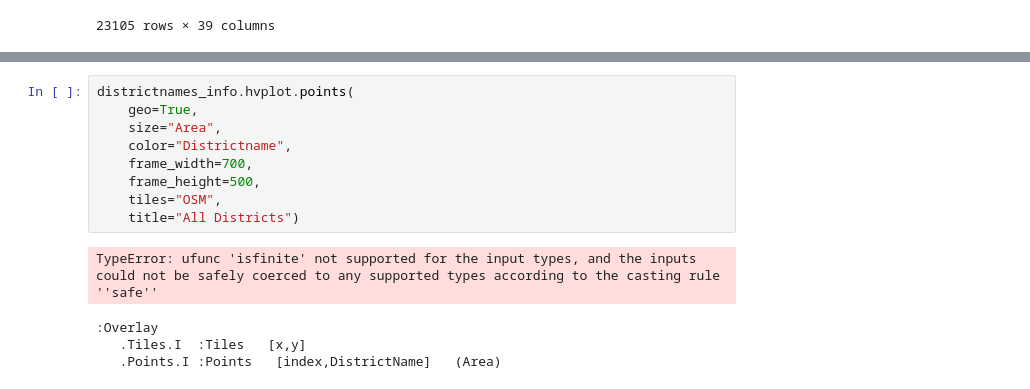
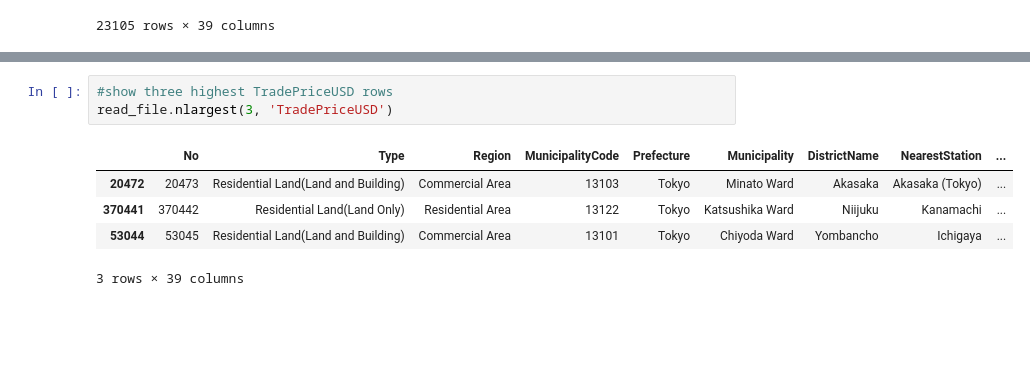
Before and after one commit to MxP05/Realestate_crowdsale, a Jupyter notebook: Marc/tokJPreal.ipynb, the cells around one changed output, grey strips where cells are left out. Saved outputs shown, nothing was run; the diff lists cells and outputs as text; blank space fills up the shorter version.

```diff
--- a/Marc/tokJPreal.ipynb
+++ b/Marc/tokJPreal.ipynb
@@ -176,17 +176,12 @@ districtnames_info
 | Zoshiki | 362331.952830 | 13220.000000 | 10.980392 | 10.980392 | 2.509151e+07 | 204.103774 | ... |
 | Zushimachi | 345149.627820 | 13209.000000 | 32.500000 | 62.038462 | 3.129286e+07 | 290.075188 | ... |
 1448 rows × 21 columns
-# %%
-districtnames_info.hvplot.points(
-    geo=True,
-    size="Area",
-    color="Districtname",
-    frame_width=700,
-    frame_height=500,
-    tiles="OSM",
-    title="All Districts")
-# %% [output]
-TypeError: ufunc 'isfinite' not supported for the input types, and the inputs could not be safely coerced to any supported types according to the casting rule ''safe''
-:Overlay
-   .Tiles.I  :Tiles   [x,y]
-   .Points.I :Points   [index,DistrictName]   (Area)
+# %%
+#show three highest TradePriceUSD rows
+read_file.nlargest(3, 'TradePriceUSD')
+# %% [output]
+|  | No | Type | Region | MunicipalityCode | Prefecture | Municipality | DistrictName | NearestStation | ... |
+| 20472 | 20473 | Residential Land(Land and Building) | Commercial Area | 13103 | Tokyo | Minato Ward | Akasaka | Akasaka (Tokyo) | ... |
+| 370441 | 370442 | Residential Land(Land Only) | Residential Area | 13122 | Tokyo | Katsushika Ward | Niijuku | Kanamachi | ... |
+| 53044 | 53045 | Residential Land(Land and Building) | Commercial Area | 13101 | Tokyo | Chiyoda Ward | Yombancho | Ichigaya | ... |
+3 rows × 39 columns
```
Also changed, not shown: parts of 1 cell of this notebook.
